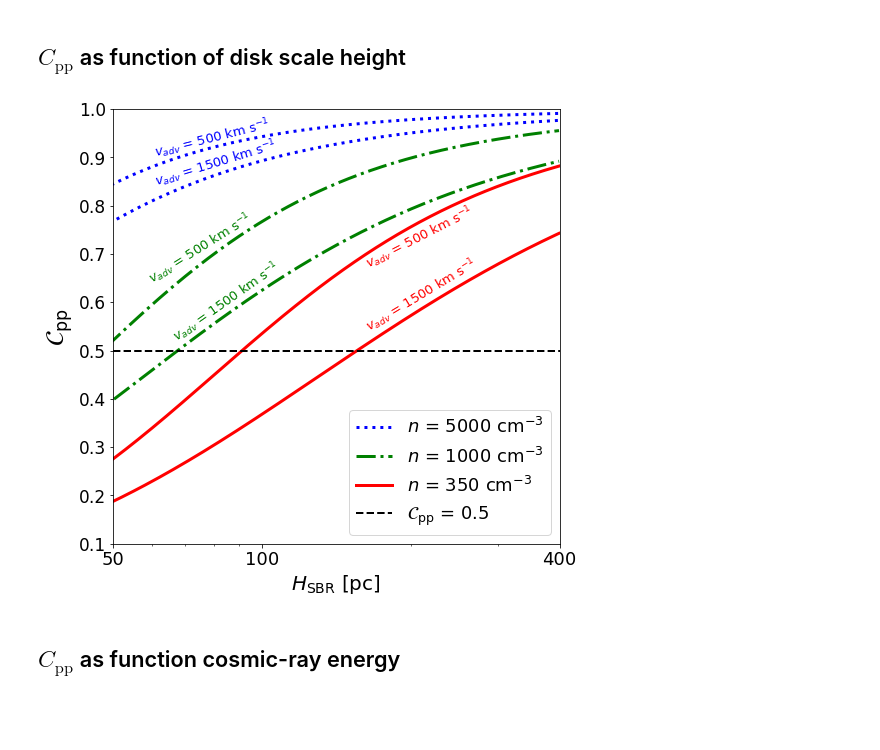
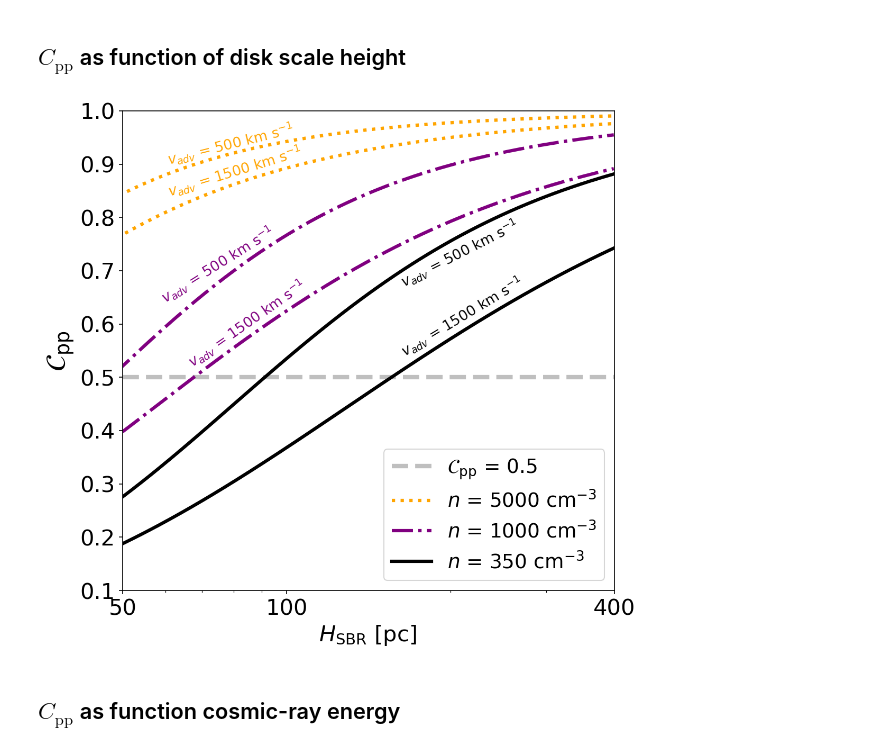
Before and after one commit to YarnoMerckx/u-lirg-timescale-analysis, a Jupyter notebook: Timescale.ipynb, the cells around one changed output. Drawn from its saved outputs; the diff is of its cells as text; code cells hidden in the pictures; blank space fills up the shorter version.

```diff
--- a/Timescale.ipynb
+++ b/Timescale.ipynb
@@ -393,52 +388,54 @@ Therefore, for $\mathcal{C} \gtrsim 0.5$, the $pp$-collision timescale will be c
 ## $C_{\mathrm{pp}}$ as function of disk scale height
 # %%
 #fig=plt.figure(figsize=(8,8), dpi= 100, facecolor='w', edgecolor='k')
-fig1, ax1 = plt.subplots(figsize=(8,8))
+fig1, ax1 = plt.subplots(figsize=(8,8),dpi = 150)
 
 #import matplotlib.ticker
 
 scale_H = np.arange(10,400,1)
 
+ax1.axhline(y=0.5, color = 'grey',linestyle = 'dashed',alpha = 0.5,
+            linewidth = 4, label = '$\mathcal{C}_{\mathrm{pp}}$ = 0.5')
 
-ax1.plot(scale_H,C_cal(1e7,5000,500,scale_H,0,0,250,"Kolmogorov Peretti"),linestyle = 'dotted',color= 'blue', label =  '$n$ = 5000 cm$^{-3}$',linewidth = 3)
-ax1.plot(scale_H,C_cal(1e7,5000,1500,scale_H,0,0,250,"Kolmogorov Peretti"),linestyle = 'dotted',color= 'blue', linewidth = 3)
+ax1.plot(scale_H,C_cal(1e7,5000,500,scale_H,0,0,250,"Kolmogorov Peretti"),linestyle = 'dotted',color= 'orange', label =  '$n$ = 5000 cm$^{-3}$',linewidth = 3)
+ax1.plot(scale_H,C_cal(1e7,5000,1500,scale_H,0,0,250,"Kolmogorov Peretti"),linestyle = 'dotted',color= 'orange', linewidth = 3)
 
-ax1.plot(scale_H,C_cal(1e7,1000,500,scale_H,0,0,250,"Kolmogorov Peretti"),'-.',color= 'green', label =  '$n$ = 1000 cm$^{-3}$',linewidth = 3)
-ax1.plot(scale_H,C_cal(1e7,1000,1500,scale_H,0,0,250,"Kolmogorov Peretti"),'-.',color= 'green',linewidth = 3)
+ax1.plot(scale_H,C_cal(1e7,1000,500,scale_H,0,0,250,"Kolmogorov Peretti"),'-.',color= 'purple', label =  '$n$ = 1000 cm$^{-3}$',linewidth = 3)
+ax1.plot(scale_H,C_cal(1e7,1000,1500,scale_H,0,0,250,"Kolmogorov Peretti"),'-.',color= 'purple',linewidth = 3)
 
 
-ax1.plot(scale_H,C_cal(1e7,350,500,scale_H,0,0,250,"Kolmogorov Peretti"), color ='red', label = '$n$ = 350 cm$^{-3}$',linewidth = 3)
-ax1.plot(scale_H,C_cal(1e7,350,1500,scale_H,0,0,250,"Kolmogorov Peretti"),color ='red',linewidth = 3)
+ax1.plot(scale_H,C_cal(1e7,350,500,scale_H,0,0,250,"Kolmogorov Peretti"), color ='black', label = '$n$ = 350 cm$^{-3}$',linewidth = 3)
+ax1.plot(scale_H,C_cal(1e7,350,1500,scale_H,0,0,250,"Kolmogorov Peretti"),color ='black',linewidth = 3)
 
 
-ax1.axhline(y=0.5, color = 'k',linestyle = 'dashed',linewidth = 2, label = '$\mathcal{C}_{\mathrm{pp}}$ = 0.5')
 
-ax1.text(60,0.90, "$v_{adv}$ = 500 km s$^{-1}$", rotation = 14, color = 'blue', fontsize = 13)
-ax1.text(60,0.84, "$v_{adv}$ = 1500 km s$^{-1}$", rotation = 17, color = 'blue', fontsize = 13)
-ax1.text(58,0.64, "$v_{adv}$ = 500 km s$^{-1}$", rotation = 32, color = 'green', fontsize = 13)
-ax1.text(65,0.52, "$v_{adv}$ = 1500 km s$^{-1}$", rotation = 35, color = 'green', fontsize = 13)
-ax1.text(160,0.67, "$v_{adv}$ = 500 km s$^{-1}$", rotation = 27, color = 'red',fontsize = 13)
-ax1.text(160,0.54, "$v_{adv}$ = 1500 km s$^{-1}$", rotation = 31, color = 'red', fontsize = 13)
+ax1.text(60,0.90, "$v_{adv}$ = 500 km s$^{-1}$", rotation = 14, color = 'orange', fontsize = 13)
+ax1.text(60,0.84, "$v_{adv}$ = 1500 km s$^{-1}$", rotation = 17, color = 'orange', fontsize = 13)
+ax1.text(58,0.64, "$v_{adv}$ = 500 km s$^{-1}$", rotation = 32, color = 'purple', fontsize = 13)
+ax1.text(65,0.52, "$v_{adv}$ = 1500 km s$^{-1}$", rotation = 35, color = 'purple', fontsize = 13)
+ax1.text(160,0.67, "$v_{adv}$ = 500 km s$^{-1}$", rotation = 27, color = 'black',fontsize = 13)
+ax1.text(160,0.54, "$v_{adv}$ = 1500 km s$^{-1}$", rotation = 31, color = 'black', fontsize = 13)
 
 
 
 
 ax1.legend( fontsize = 18, loc = 'lower right')
 ax1.set_xlabel('$H_{\mathrm{SBR}}$ [pc] ', fontsize = 20)
 ax1.set_ylabel('$\mathcal{C}_{\mathrm{pp}}$', fontsize = 25)
 ax1.set_xscale('log')
 ax1.set_yticks(np.arange(0,1.1,0.1))
 ax1.set_xticks([50,100,400])
 ax1.set_ylim(0.1,1,0.1)
-plt.xticks(fontsize = 18)
-plt.yticks(fontsize = 17)
+plt.xticks(fontsize = 20)
+plt.yticks(fontsize = 20)
+
 plt.gca().xaxis.set_minor_formatter(matplotlib.ticker.NullFormatter())
 ax1.set_xlim(50,400)
 from matplotlib.ticker import ScalarFormatter
 ax1.xaxis.set_major_formatter(ScalarFormatter())
-plt.savefig("/Users/yarno/Documents/PhD/Pictures/hsb.pdf",bbox_inches="tight")
+#plt.savefig("/Users/yarno/Documents/PhD/Pictures/hsb.pdf",bbox_inches="tight")
 # %% [output]
-[figure, old version]
+[figure, new version]
 # %% [markdown]
 ## $C_{\mathrm{pp}}$ as function cosmic-ray energy
 # %%
```
Also changed, not shown: parts of 3 cells of this notebook, 1 other file.
